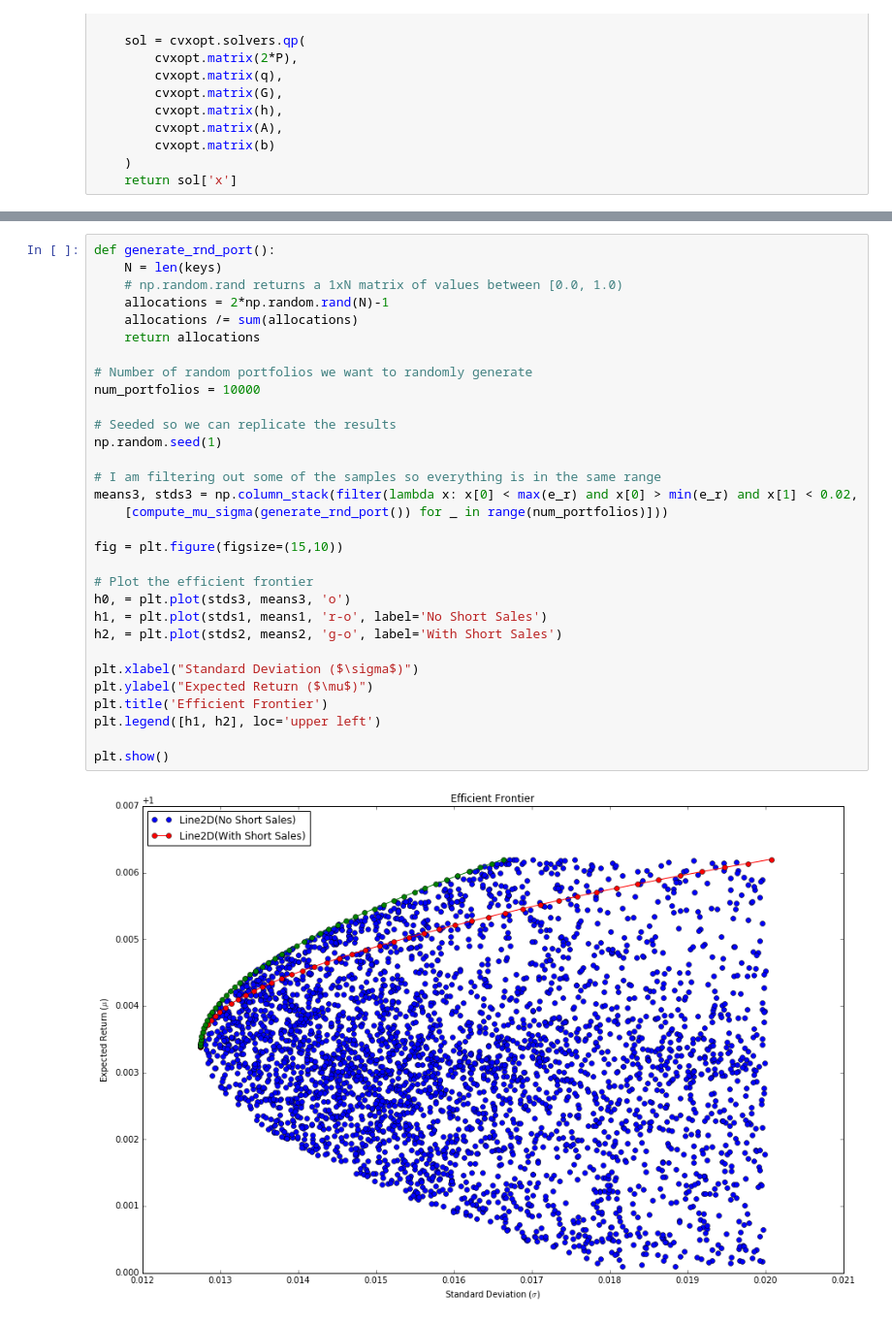
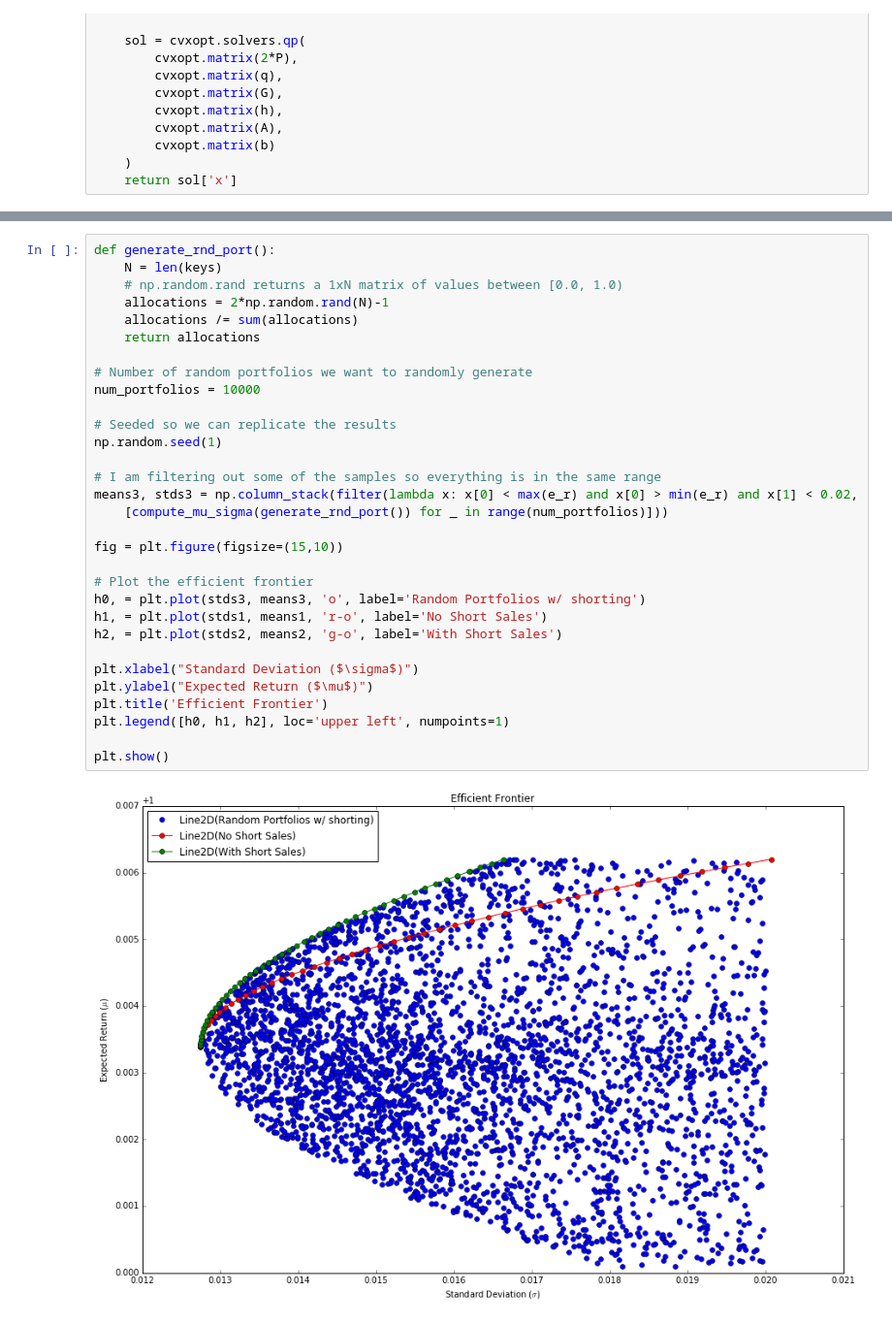
Before and after one commit to jamlamberti/Py4FinOpt, a Jupyter notebook: mean_variance_optimization.ipynb, the cells around one changed output, grey strips where cells are left out. Shown at 97% size. Cells and saved outputs as stored; diff of their text form.

Commit message:
Fixed legend issue with multiple markers in legend

```diff
--- a/mean_variance_optimization.ipynb
+++ b/mean_variance_optimization.ipynb
@@ -286,33 +286,33 @@ plt.legend([h1, h2], loc='upper left')
 # %%
 def generate_rnd_port():
     N = len(keys)
     # np.random.rand returns a 1xN matrix of values between [0.0, 1.0)
     allocations = 2*np.random.rand(N)-1
     allocations /= sum(allocations)
     return allocations
 
 # Number of random portfolios we want to randomly generate
 num_portfolios = 10000
 
 # Seeded so we can replicate the results
 np.random.seed(1)
 
 # I am filtering out some of the samples so everything is in the same range
 means3, stds3 = np.column_stack(filter(lambda x: x[0] < max(e_r) and x[0] > min(e_r) and x[1] < 0.02,
     [compute_mu_sigma(generate_rnd_port()) for _ in range(num_portfolios)]))
 
 fig = plt.figure(figsize=(15,10))
 
 # Plot the efficient frontier
-h0, = plt.plot(stds3, means3, 'o')
+h0, = plt.plot(stds3, means3, 'o', label='Random Portfolios w/ shorting')
 h1, = plt.plot(stds1, means1, 'r-o', label='No Short Sales')
 h2, = plt.plot(stds2, means2, 'g-o', label='With Short Sales')
 
 plt.xlabel("Standard Deviation ($\sigma$)")
 plt.ylabel("Expected Return ($\mu$)")
 plt.title('Efficient Frontier')
-plt.legend([h1, h2], loc='upper left')
+plt.legend([h0, h1, h2], loc='upper left', numpoints=1)
 
 plt.show()
 # %% [output]
-[figure, old version]
+[figure, new version]
```
Also changed, not shown: parts of 3 cells of this notebook.
